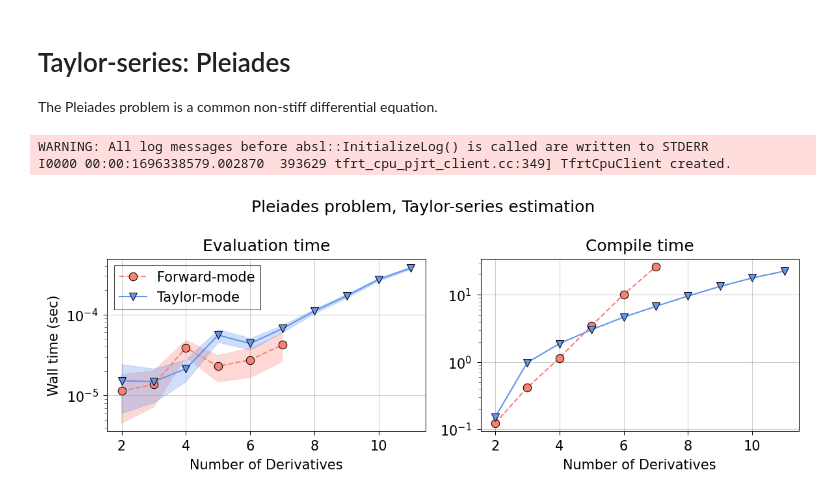
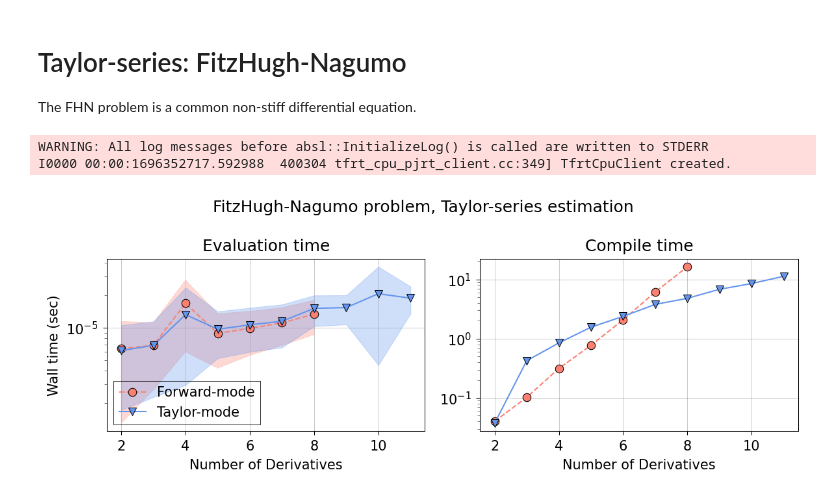
Before and after one commit to pnkraemer/probdiffeq, a Jupyter notebook: docs/benchmarks/taylor_fitzhughnagumo/plot.ipynb, the cells around one changed output. Drawn from its saved outputs; the diff is of its cells as text; code cells hidden in the pictures.

Commit message:
Added a benchmark for fitzhugn-nagumo

```diff
--- a/docs/benchmarks/taylor_fitzhughnagumo/plot.ipynb
+++ b/docs/benchmarks/taylor_fitzhughnagumo/plot.ipynb
@@ -1,5 +1,5 @@
 # %% [markdown]
-# Taylor-series: Pleiades
+# Taylor-series: FitzHugh-Nagumo
 
-The Pleiades problem is a common non-stiff differential equation.
+The FHN problem is a common non-stiff differential equation.
 # %%
@@ -24,6 +24,8 @@ def choose_style(label):
         return {"color": "C0", "linestyle": "solid"}
     if "forward" in label.lower():
         return {"color": "C1", "linestyle": "dashed"}
+    if "doubling" in label.lower():
+        return {"color": "C2", "linestyle": "dotted"}
     msg = f"Label {label} unknown."
     raise ValueError(msg)
 
@@ -46,25 +48,25 @@ def plot_results(axis_compile, axis_perform, results):
 # %%
 plt.rcParams.update(notebook.plot_config())
 
 fig, (axis_perform, axis_compile) = plt.subplots(
     ncols=2, dpi=150, figsize=(8, 3), sharex=True, tight_layout=True
 )
-fig.suptitle("Pleiades problem, Taylor-series estimation")
+fig.suptitle("FitzHugh-Nagumo problem, Taylor-series estimation")
 
 results = load_results()
 axis_compile, axis_perform = plot_results(axis_compile, axis_perform, results)
 
 axis_compile.set_title("Compile time")
 axis_perform.set_title("Evaluation time")
 axis_perform.legend()
 axis_compile.set_xlabel("Number of Derivatives")
 axis_perform.set_xlabel("Number of Derivatives")
 axis_perform.set_ylabel("Wall time (sec)")
 axis_perform.grid()
 axis_compile.grid()
 
 plt.show()
 # %% [output]
 WARNING: All log messages before absl::InitializeLog() is called are written to STDERR
-I0000 00:00:1696338579.002870  393629 tfrt_cpu_pjrt_client.cc:349] TfrtCpuClient created.
+I0000 00:00:1696352717.592988  400304 tfrt_cpu_pjrt_client.cc:349] TfrtCpuClient created.
-[figure, old version]
+[figure, new version]
```
Also changed, not shown: parts of 1 cell of this notebook, 4 other files.
